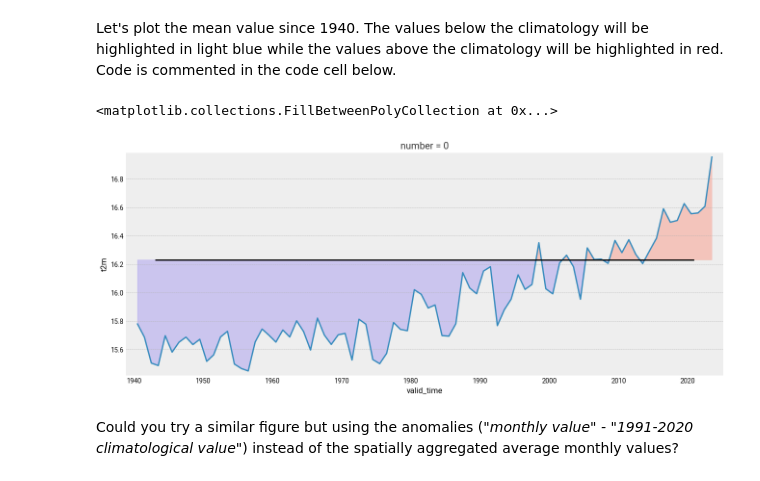
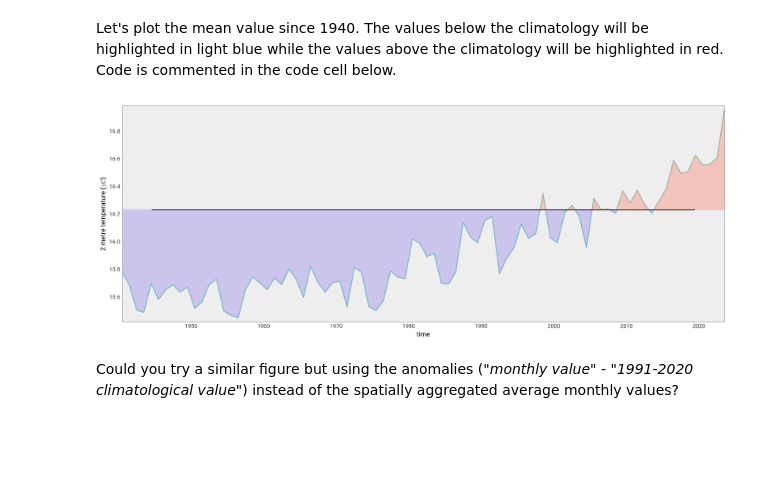
Before and after one commit to ecmwf-training/c3s-training-submodule-reanalysis, a Jupyter notebook: reanalysis-temp-record.ipynb, the cells around one changed output. Drawn from its saved outputs; the diff is of its cells as text; code cells hidden in the pictures; blank space fills up the shorter version.

```diff
--- a/reanalysis-temp-record.ipynb
+++ b/reanalysis-temp-record.ipynb
@@ -117,5 +141,5 @@ request = {
     'area': [90, -180, -90, 180], # maxlat, minlon, minlat, maxlon
 }
 
-data = earthkit.data.from_source(source,dataset,request)
+data = ekd.from_source(source,dataset,request)
 # %% [output]
@@ -609,46 +440,41 @@ t2m_clim = t2m_global_ref_per.mean().values
 # %% [markdown]
 Let's plot the mean value since 1940. The values below the climatology will be highlighted in light blue while the values above the climatology will be highlighted in red. Code is commented in the code cell below.
 # %%
-# create the figure panel and the axes
-fig, ax = plt.subplots(figsize=(16, 6))
+# create the earthkit TimeSeries chart (this owns its own figure, at 16x6)
+ts = ekp.TimeSeries(figsize=(16, 6))
 
-# we use the xarray plot method passing the axes we want to use
-# to plot the global time series from 1940 to 2023
-t2m_global.plot(ax=ax)
+# plot the global time series from 1940 to 2023
+ts.line(t2m_global)
 
-# we use the t2m_clim variable to plot a horizontal line
-# with the global climate normal value (1991-2020)
-ax.axhline(y=t2m_clim, xmin = 0.05, xmax = 0.95, color='black')
+# horizontal reference line for the global climate normal (1991-2020) -
+# earthkit has no dedicated method for this, so it goes straight on the
+# underlying matplotlib axes, same as elsewhere in this notebook
+ts.ax.axhline(y=t2m_clim, xmin=0.05, xmax=0.95, color='black')
 
-# In order to highlight years above or below the global climate value
-# we use two times the fill_between method that fills the area between two lines
-# The first one is for values below the global climate normal in 'mediumslateblue' color
-ax.fill_between(
-    t2m_global.valid_time,
-    t2m_global,
-    t2m_clim,
+# shade values below the climate normal in 'mediumslateblue'
+ts.fill_between(
+    t2m_global, t2m_clim,
     where=(t2m_global < t2m_clim),
     color='mediumslateblue',
     alpha=0.3,
-    interpolate=True
+    interpolate=True,
 )
-# The second one is for values above the global climate normal in 'tomato' color
-ax.fill_between(
-    t2m_global.valid_time,
-    t2m_global,
-    t2m_clim,
+
+# shade values above the climate normal in 'tomato'
+ts.fill_between(
+    t2m_global, t2m_clim,
     where=(t2m_global > t2m_clim),
     color='tomato',
     alpha=0.3,
-    interpolate=True
+    interpolate=True,
 )
 
-# Show or save the figure, uncomment the line/s in case of need
-#fig.show() # not needed in a notebook inline context
-#fig.savefig('near_sfc_t2m_global_avg_july.png') # not needed in a notebook inline context
+ts.xlabel()
+ts.ylabel()
+
+ts.show()
 # %% [output]
-<matplotlib.collections.FillBetweenPolyCollection at 0x...>
-[figure, old version]
+[figure, new version]
 # %% [markdown]
 Could you try a similar figure but using the anomalies (*"monthly value" - "1991-2020 climatological value"*) instead of the spatially aggregated average monthly values?
 # %%
```
Also changed, not shown: parts of 30 cells of this notebook, 3 other files.
